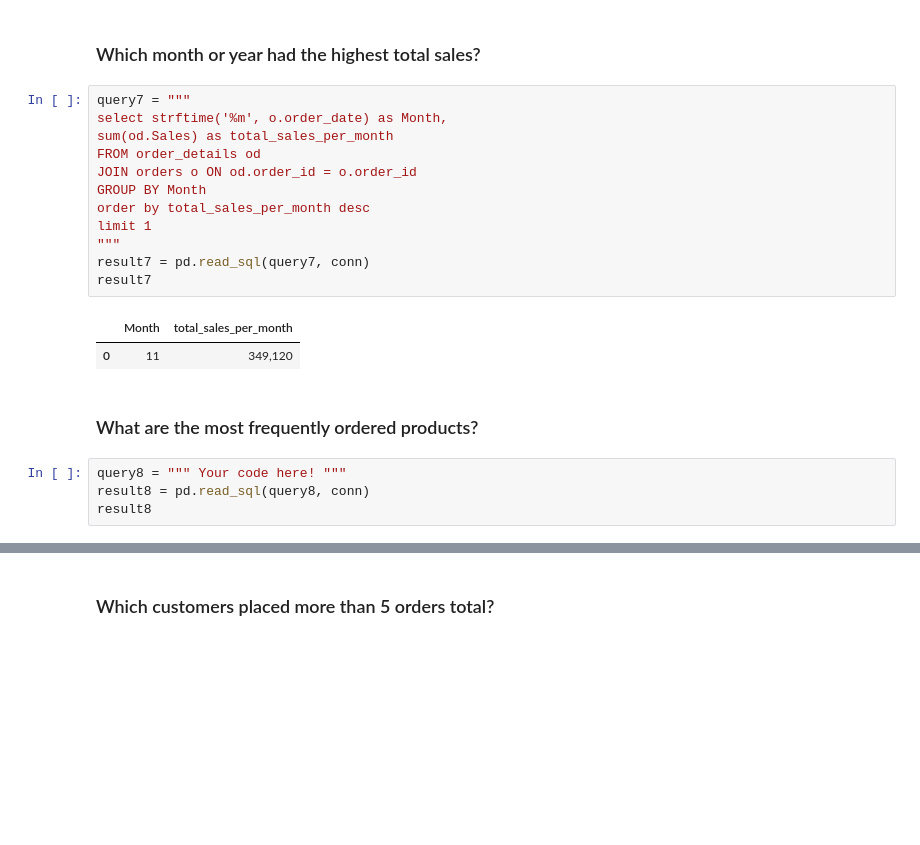
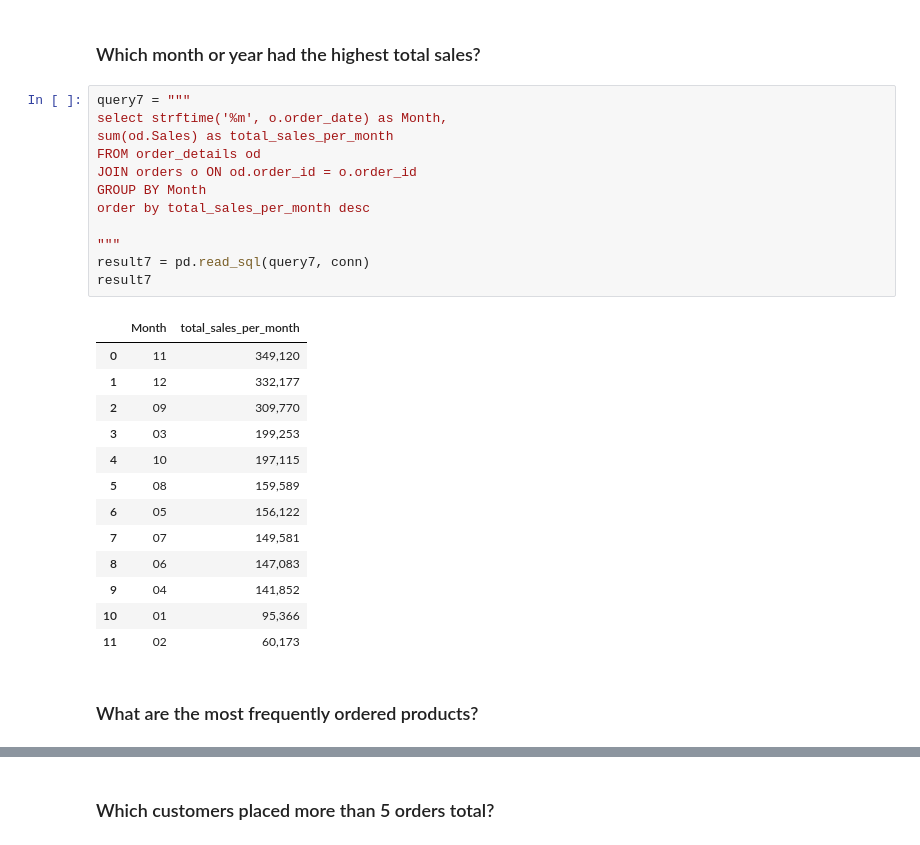
Before and after one commit to jessegarrido/DataAnalysisModule3, a Jupyter notebook: Week4/notebooks/superstore_sales_workflow.ipynb, the cells around one changed output, grey strips where cells are left out. Saved outputs shown, nothing was run; the diff lists cells and outputs as text; blank space fills up the shorter version.

```diff
--- a/Week4/notebooks/superstore_sales_workflow.ipynb
+++ b/Week4/notebooks/superstore_sales_workflow.ipynb
@@ -336,21 +336,28 @@ result6
 # %%
 query7 = """
 select strftime('%m', o.order_date) as Month,
 sum(od.Sales) as total_sales_per_month
 FROM order_details od
 JOIN orders o ON od.order_id = o.order_id
 GROUP BY Month
 order by total_sales_per_month desc
-limit 1
+
 """
 result7 = pd.read_sql(query7, conn)
 result7
 # %% [output]
 |  | Month | total_sales_per_month |
 | 0 | 11 | 349,120 |
+| 1 | 12 | 332,177 |
+| 2 | 09 | 309,770 |
+| 3 | 03 | 199,253 |
+| 4 | 10 | 197,115 |
+| 5 | 08 | 159,589 |
+| 6 | 05 | 156,122 |
+| 7 | 07 | 149,581 |
+| 8 | 06 | 147,083 |
+| 9 | 04 | 141,852 |
+| 10 | 01 | 95,366 |
+| 11 | 02 | 60,173 |
 # %% [markdown]
 ### What are the most frequently ordered products?
-# %%
-query8 = """ Your code here! """
-result8 = pd.read_sql(query8, conn)
-result8
```
Also changed, not shown: parts of 15 cells of this notebook, 1 other file.
